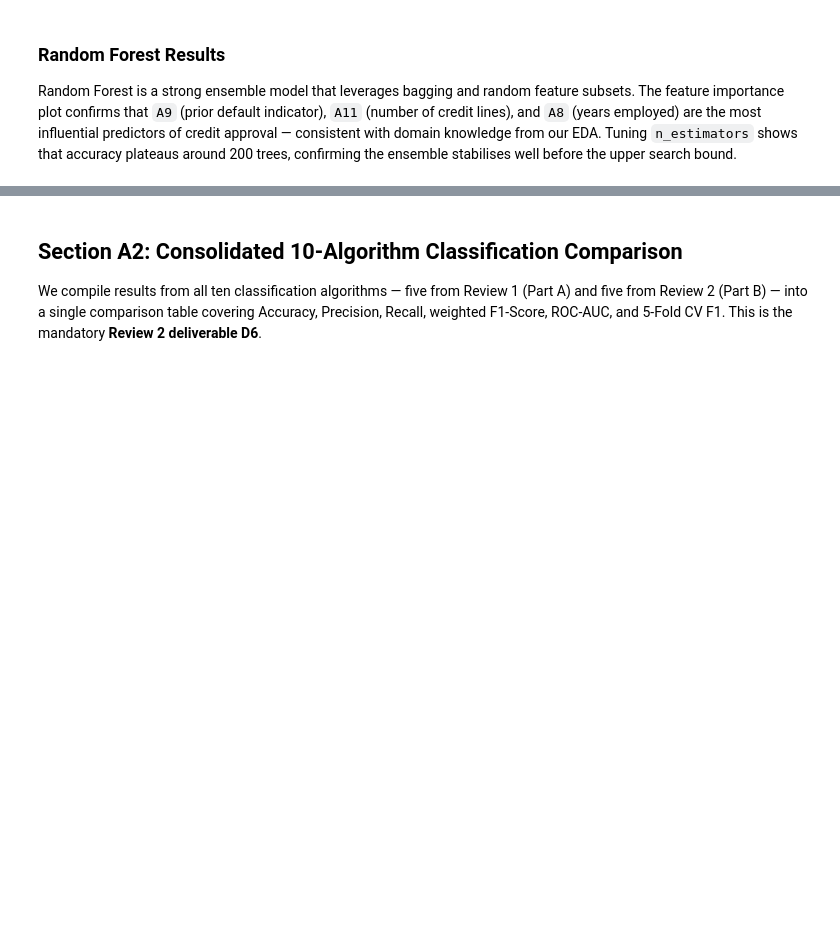
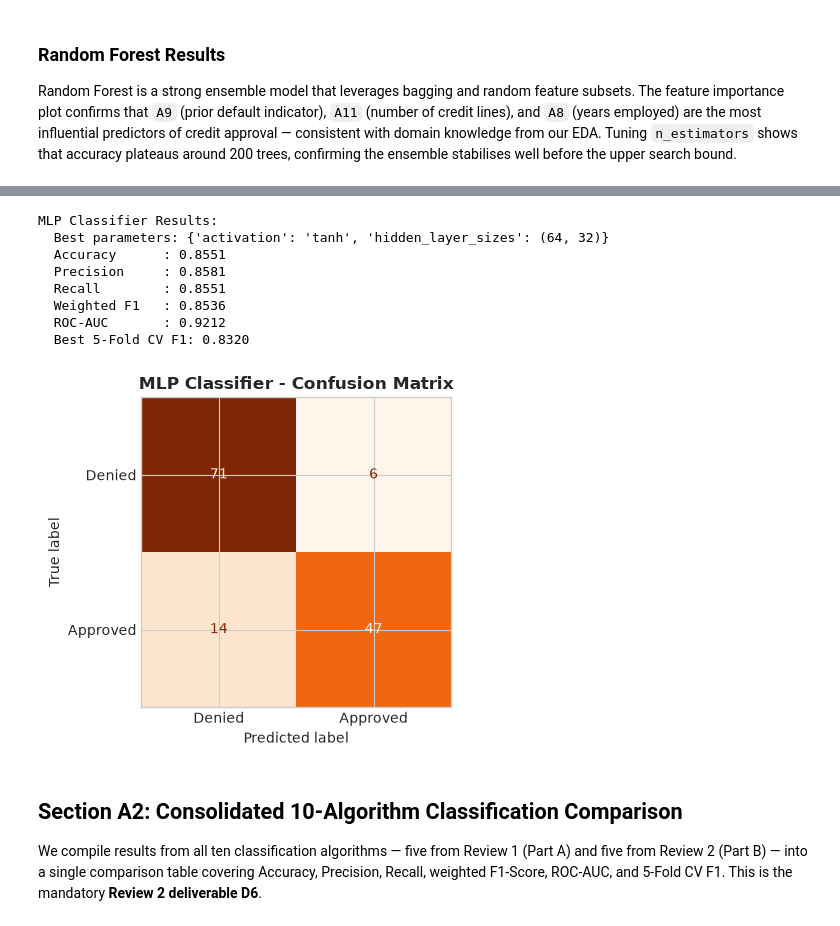
Before and after one commit to Nithin0306/ml_capstone, a Jupyter notebook: notebooks/classification.ipynb, the cells around one changed output, grey strips where cells are left out. Saved outputs shown, nothing was run; the diff lists cells and outputs as text; code cells hidden in the pictures; blank space fills up the shorter version.

```diff
--- a/notebooks/classification.ipynb
+++ b/notebooks/classification.ipynb
@@ -921,3 +991,70 @@ stabilises well before the upper search bound.
+# %%
+from sklearn.neural_network import MLPClassifier
+from sklearn.model_selection import GridSearchCV
+from sklearn.metrics import (accuracy_score, precision_score, recall_score,
+                             f1_score, roc_auc_score, confusion_matrix,
+                             ConfusionMatrixDisplay)
+from sklearn.exceptions import ConvergenceWarning
+import warnings
+
+# MLP may need more iterations to converge; warnings are left visible for transparency.
+mlp_model = MLPClassifier(
+    max_iter=1500,
+    early_stopping=True,
+    random_state=42
+)
+
+mlp_param_grid = {
+    'hidden_layer_sizes': [(32,), (64,), (32, 16), (64, 32)],
+    'activation': ['relu', 'tanh', 'logistic']
+}
+mlp_grid = GridSearchCV(
+    estimator=mlp_model,
+    param_grid=mlp_param_grid,
+    cv=5,
+    scoring='f1_weighted',
+    n_jobs=-1
+)
+mlp_grid.fit(X_train_df, y_train)
+
+mlp_best = mlp_grid.best_estimator_
+mlp_pred = mlp_best.predict(X_test_df)
+mlp_prob = mlp_best.predict_proba(X_test_df)[:, 1]
+
+mlp_acc = accuracy_score(y_test, mlp_pred)
+mlp_prec = precision_score(y_test, mlp_pred, average='weighted', zero_division=0)
+mlp_rec = recall_score(y_test, mlp_pred, average='weighted', zero_division=0)
+mlp_f1 = f1_score(y_test, mlp_pred, average='weighted', zero_division=0)
+mlp_auc = roc_auc_score(y_test, mlp_prob)
+mlp_cv = mlp_grid.best_score_
+
+print('MLP Classifier Results:')
+print(f'  Best parameters: {mlp_grid.best_params_}')
+print(f'  Accuracy      : {mlp_acc:.4f}')
+print(f'  Precision     : {mlp_prec:.4f}')
+print(f'  Recall        : {mlp_rec:.4f}')
+print(f'  Weighted F1   : {mlp_f1:.4f}')
+print(f'  ROC-AUC       : {mlp_auc:.4f}')
+print(f'  Best 5-Fold CV F1: {mlp_cv:.4f}')
+
+fig, ax = plt.subplots(figsize=(5, 4))
+ConfusionMatrixDisplay(
+    confusion_matrix(y_test, mlp_pred),
+    display_labels=['Denied', 'Approved']
+).plot(ax=ax, colorbar=False, cmap='Oranges')
+ax.set_title('MLP Classifier - Confusion Matrix', fontweight='bold')
+plt.tight_layout()
+plt.show()
+# %% [output]
+MLP Classifier Results:
+  Best parameters: {'activation': 'tanh', 'hidden_layer_sizes': (64, 32)}
+  Accuracy      : 0.8551
+  Precision     : 0.8581
+  Recall        : 0.8551
+  Weighted F1   : 0.8536
+  ROC-AUC       : 0.9212
+  Best 5-Fold CV F1: 0.8320
+[figure, added]
 # %% [markdown]
 ## Section A2: Consolidated 10-Algorithm Classification Comparison
 
```
Also changed, not shown: parts of 7 cells of this notebook.
